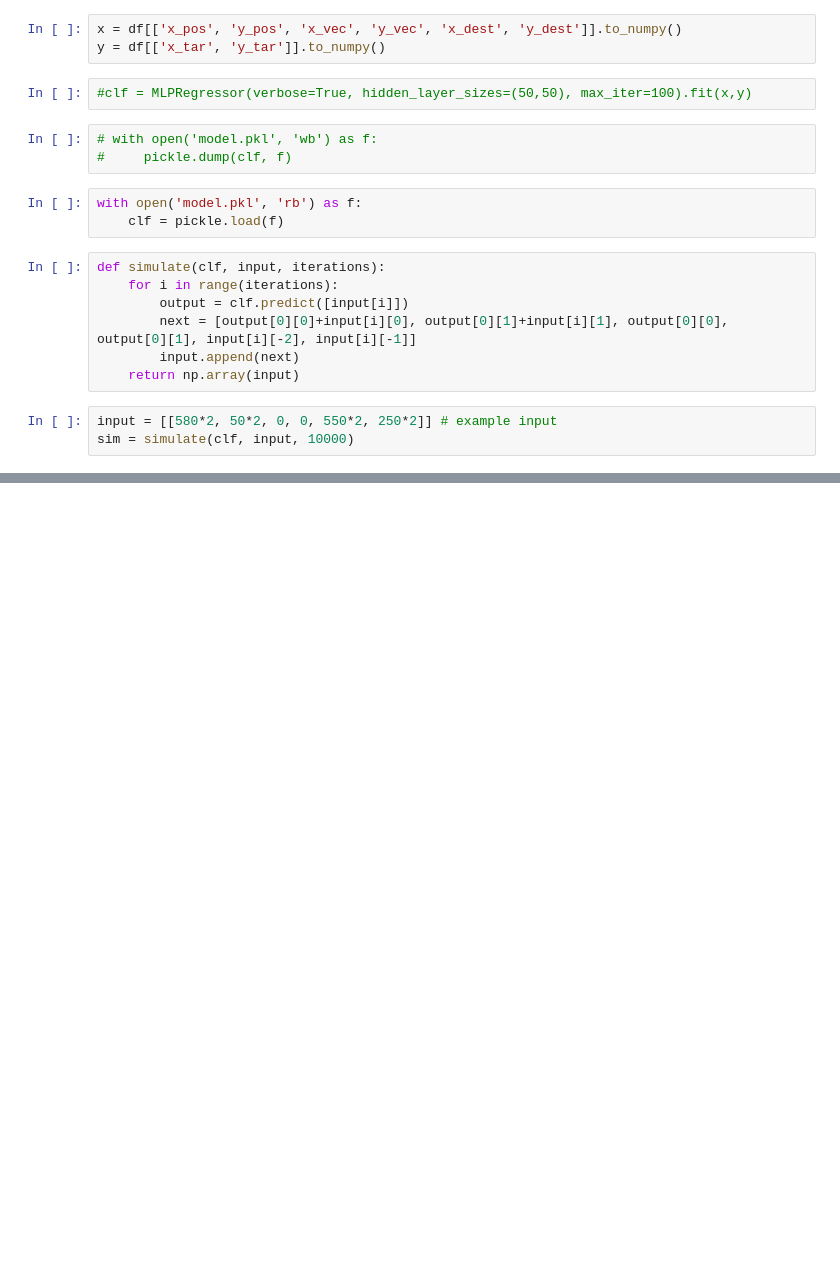
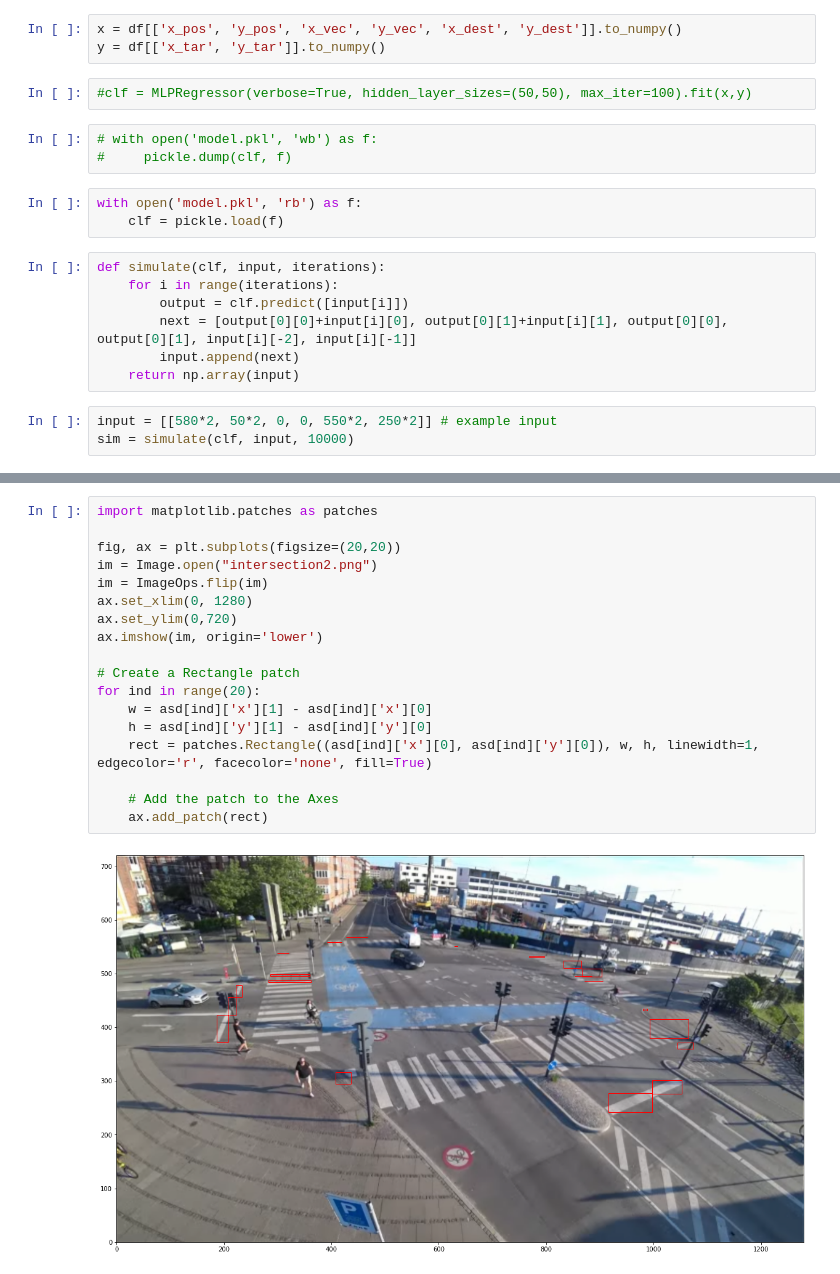
Before and after one commit to Marcus-Friis/CycleCV, a Jupyter notebook: Models.ipynb, the cells around one changed output, grey strips where cells are left out. Drawn from its saved outputs; the diff is of its cells as text; blank space fills up the shorter version.

```diff
--- a/Models.ipynb
+++ b/Models.ipynb
@@ -58,3 +62,23 @@ sims[:,:2,:2].reshape((-1,2))
+# %%
+import matplotlib.patches as patches
+
+fig, ax = plt.subplots(figsize=(20,20))
+im = Image.open("intersection2.png")
+im = ImageOps.flip(im)
+ax.set_xlim(0, 1280)
+ax.set_ylim(0,720)
+ax.imshow(im, origin='lower')
+
+# Create a Rectangle patch
+for ind in range(20):
+    w = asd[ind]['x'][1] - asd[ind]['x'][0]
+    h = asd[ind]['y'][1] - asd[ind]['y'][0]
+    rect = patches.Rectangle((asd[ind]['x'][0], asd[ind]['y'][0]), w, h, linewidth=1, edgecolor='r', facecolor='none', fill=True)
+
+    # Add the patch to the Axes
+    ax.add_patch(rect)
+# %% [output]
+[figure, added]
 # %%
 from matplotlib.animation import FuncAnimation
 
```
Also changed, not shown: parts of 5 cells of this notebook, 1 other file.
